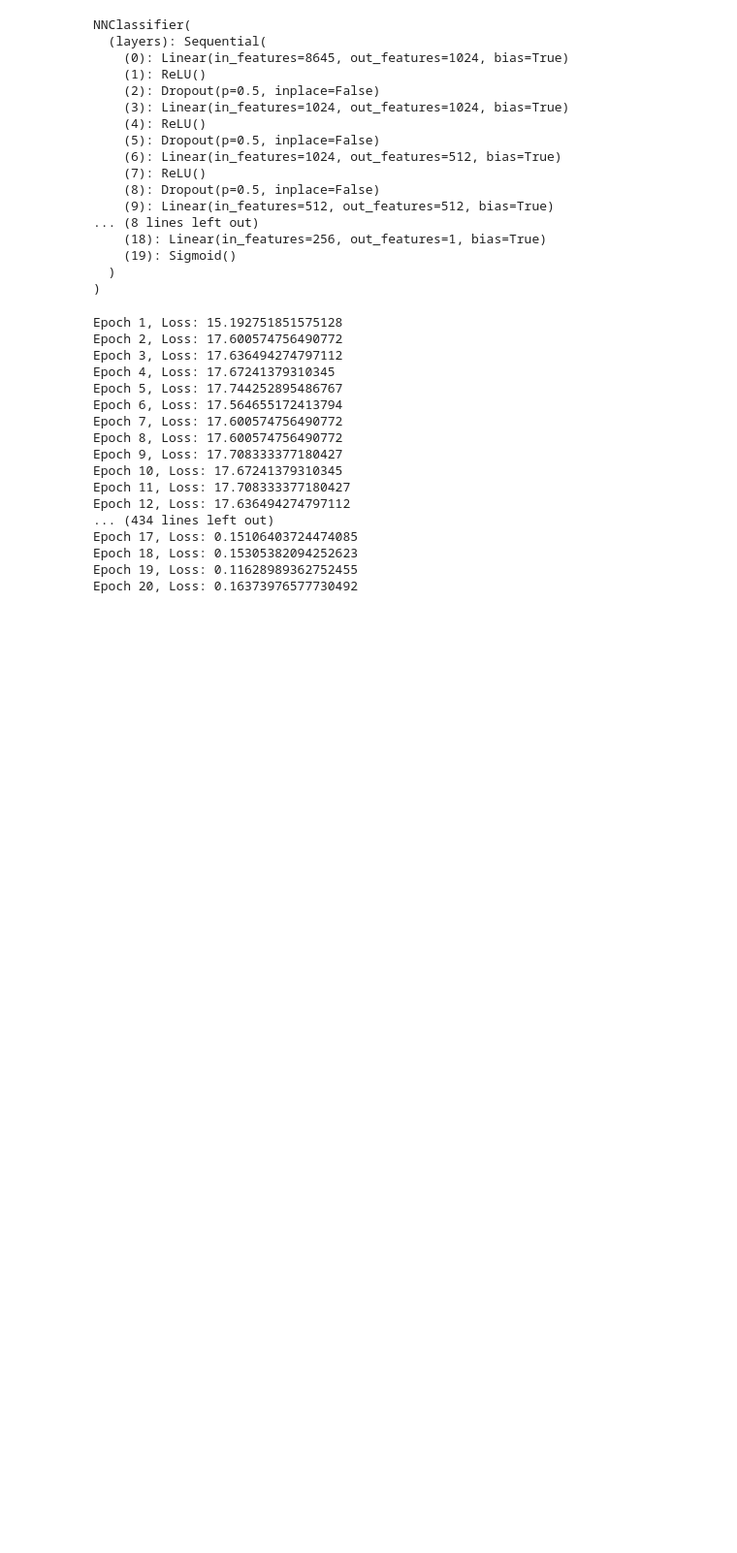
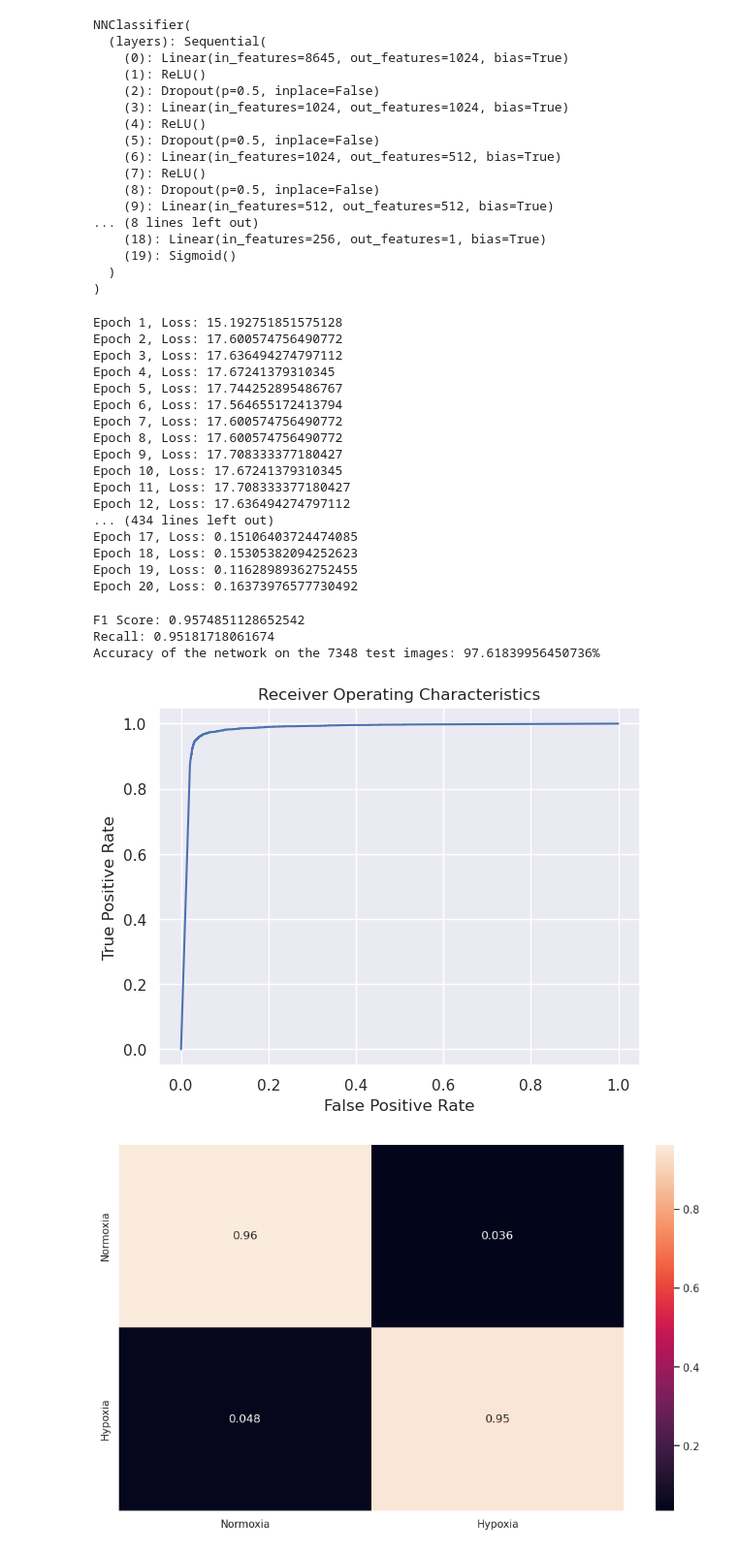
Before and after one commit to AliEmreSenel/BAIAILabProject2024, a Jupyter notebook: alliNN.ipynb, the cells around one changed output. Shown: that part at 97% size. Saved outputs shown, nothing was run; the diff lists cells and outputs as text; code cells hidden in the pictures; blank space fills up the shorter version.

```diff
--- a/alliNN.ipynb
+++ b/alliNN.ipynb
@@ -269,7 +269,7 @@ def measure_model(model, data_loader):
         predicted = outputs[:, 0]
         total += labels.size(0)
         correct += (predicted +0.5 > labels).sum().item()
-        y_pred_class.extend((predicted > 0.5).cpu()) # Save Prediction
+        y_pred_class.extend(predicted.cpu().round()) # Save Prediction
         y_pred.extend(predicted.cpu()) # Save Prediction
         labels = labels.data.cpu().numpy()
         y_true.extend(labels) # Save Truth
@@ -277,7 +277,7 @@ def measure_model(model, data_loader):
     # constant for classes
     classes = ('Normoxia', 'Hypoxia')
 
-    fpr, tpr, thresholds = roc_curve(labels, y_pred)
+    fpr, tpr, thresholds = roc_curve(y_true, y_pred)
     plt.plot(fpr, tpr) # ROC curve = TPR vs FPR
     plt.title("Receiver Operating Characteristics")
     plt.xlabel("False Positive Rate")
@@ -303,3 +303,11 @@ test_loader_smart = DataLoader(dataset_test_smart, batch_size=64, shuffle=True)
 df_test_drop = df_test[[i in df_drop.index for i in df_test.index]]
 dataset_test_drop = NNDataset(df_test_drop, df_drop_norm_idx)
 test_loader_drop = DataLoader(dataset_test_drop, batch_size=64, shuffle=True)
+# %%
+measure_model(model, test_loader)
+# %% [output]
+F1 Score: 0.9574851128652542
+Recall: 0.95181718061674
+Accuracy of the network on the 7348 test images: 97.61839956450736%
+[figure, added]
+[figure, added]
```
Also changed, not shown: parts of 3 cells of this notebook.
